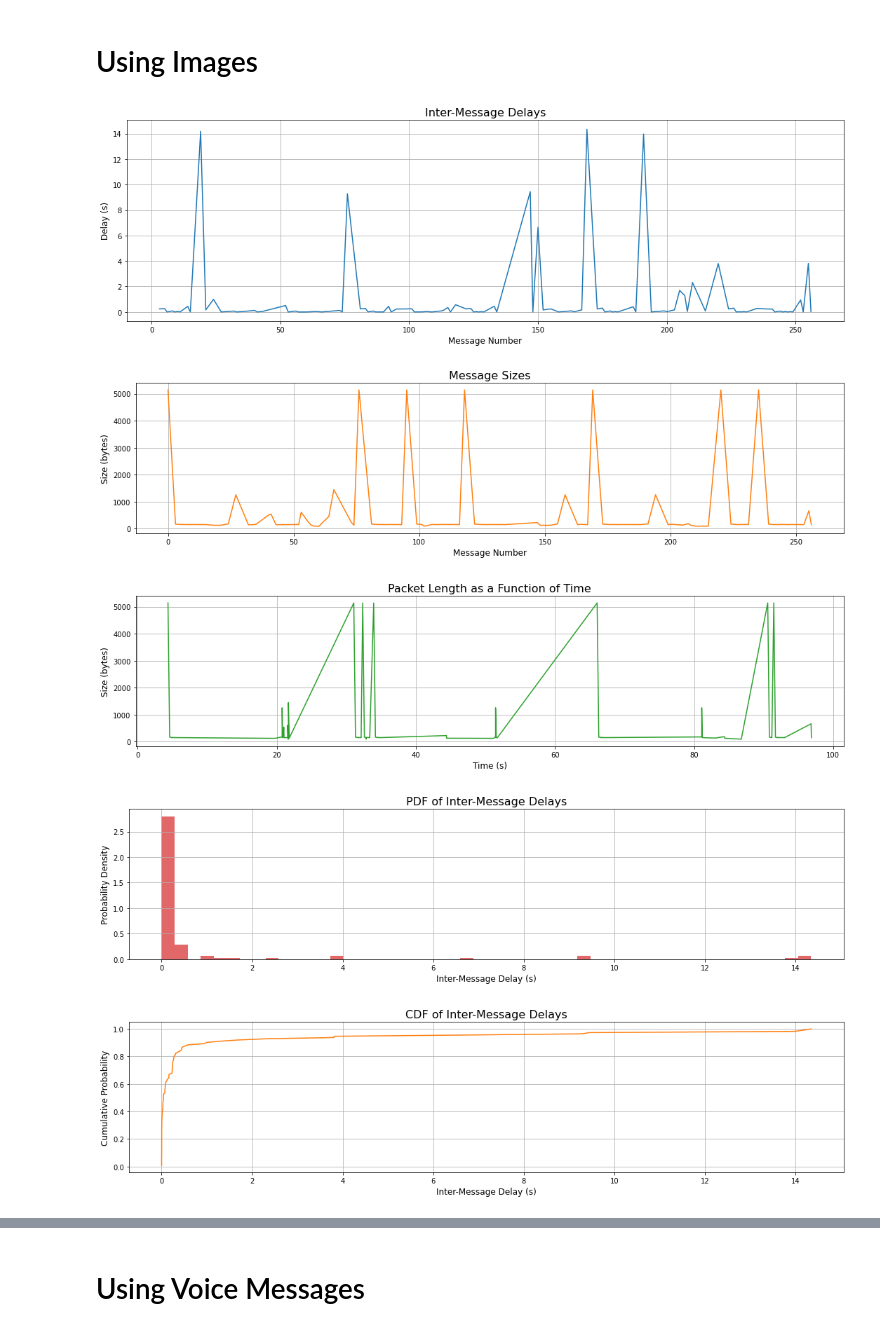
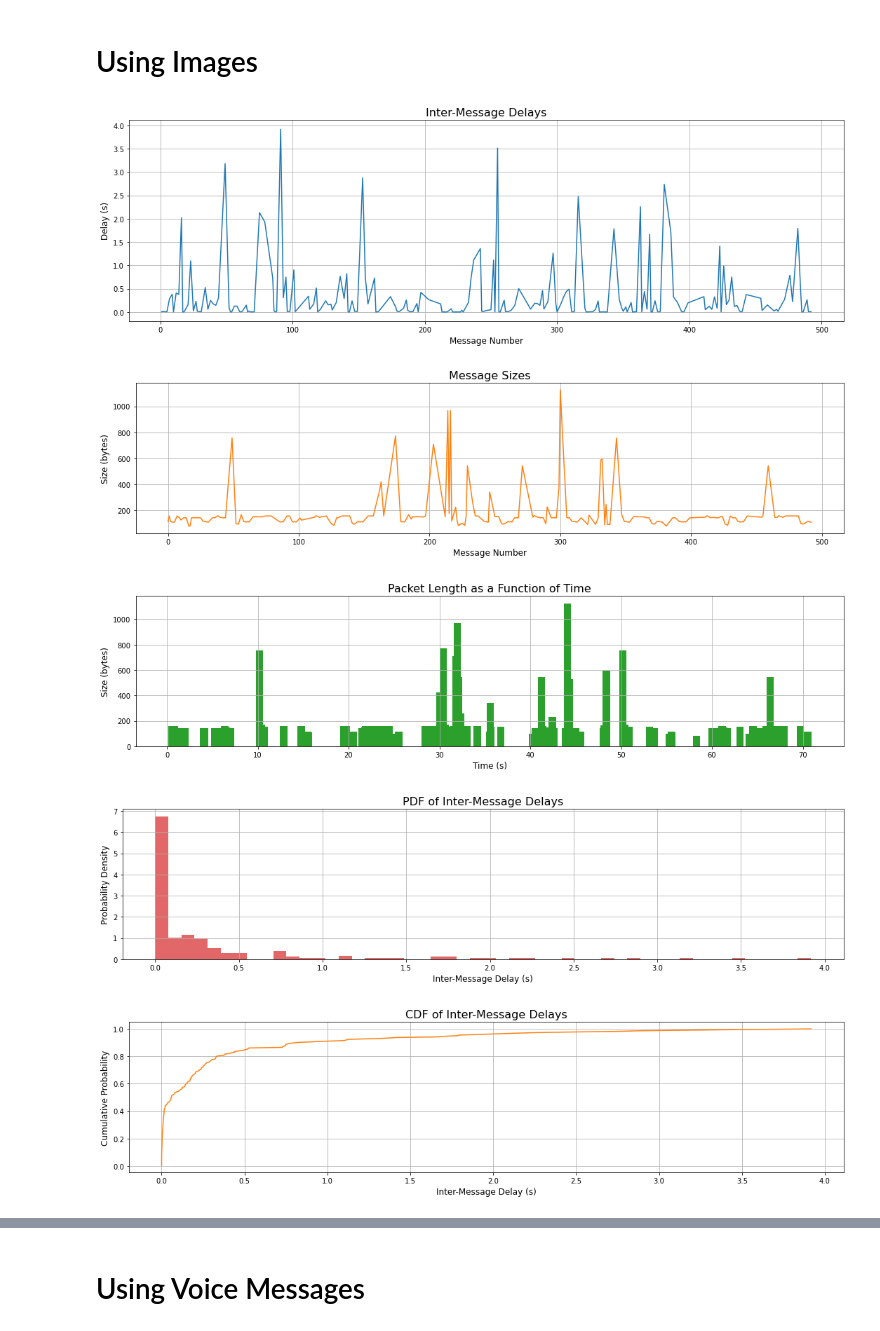
Before and after one commit to MayaHayat/NetworkingFinalProject, a Jupyter notebook: src/Networks_Assignment.ipynb, the cells around one changed output, grey strips where cells are left out. Saved outputs shown, nothing was run; the diff lists cells and outputs as text; code cells hidden in the pictures.

```diff
--- a/src/Networks_Assignment.ipynb
+++ b/src/Networks_Assignment.ipynb
@@ -42,7 +42,7 @@ def display(file_name):
 
     # Plot the packet length as a function of time
     plt.figure(figsize=(15, 4))
-    plt.plot(data['Time'], data['Length'], color=color_palette[2])
+    plt.bar(data['Time'], data['Length'], color=color_palette[2])
     plt.title('Packet Length as a Function of Time', fontsize=16)
     plt.xlabel('Time (s)', fontsize=12)
     plt.ylabel('Size (bytes)', fontsize=12)
@@ -117,10 +117,10 @@ data.describe()
 # %% [markdown]
 # Using Images
 # %%
-data = display('rec2.csv')
+data = display('imagesRecording2Maya.csv')
 # %% [output]
-[figure, old version]
+[figure, new version]
-[figure, old version]
+[figure, new version]
-[figure, old version]
+[figure, new version]
-[figure, old version]
+[figure, new version]
-[figure, old version]
+[figure, new version]
```
Also changed, not shown: parts of 8 cells of this notebook.
